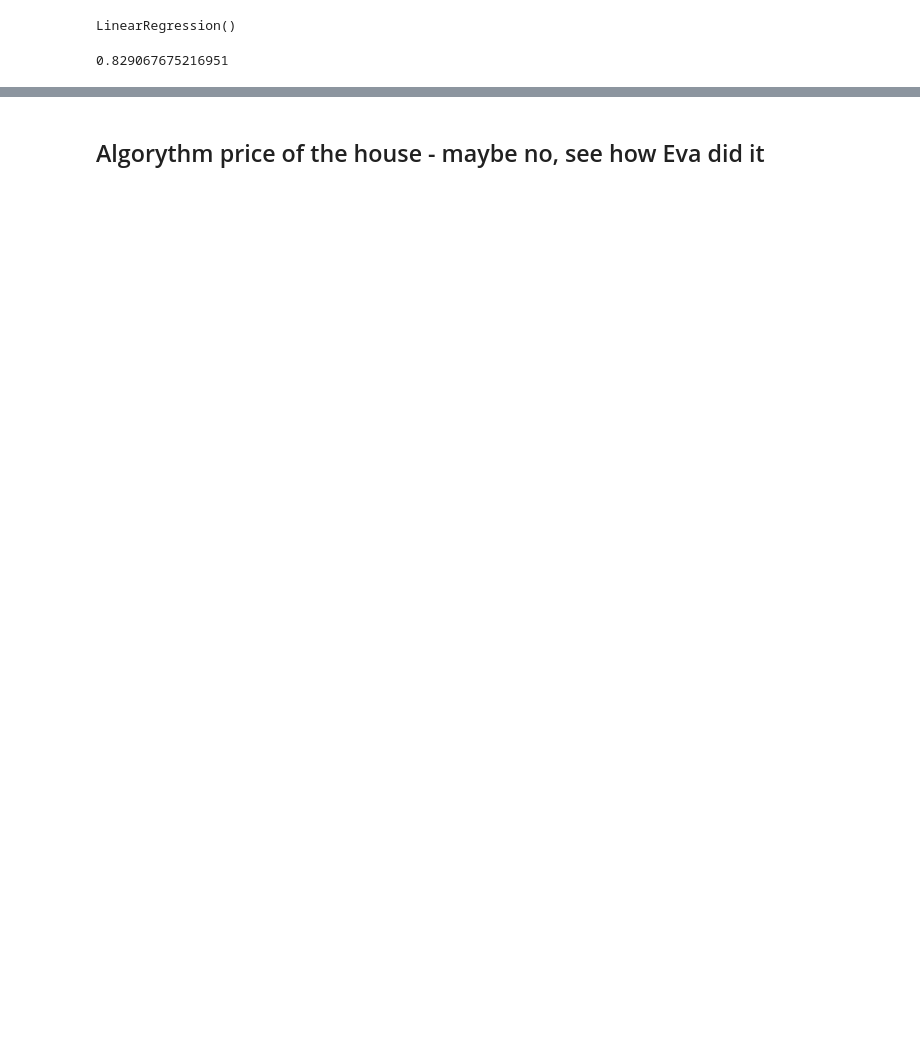
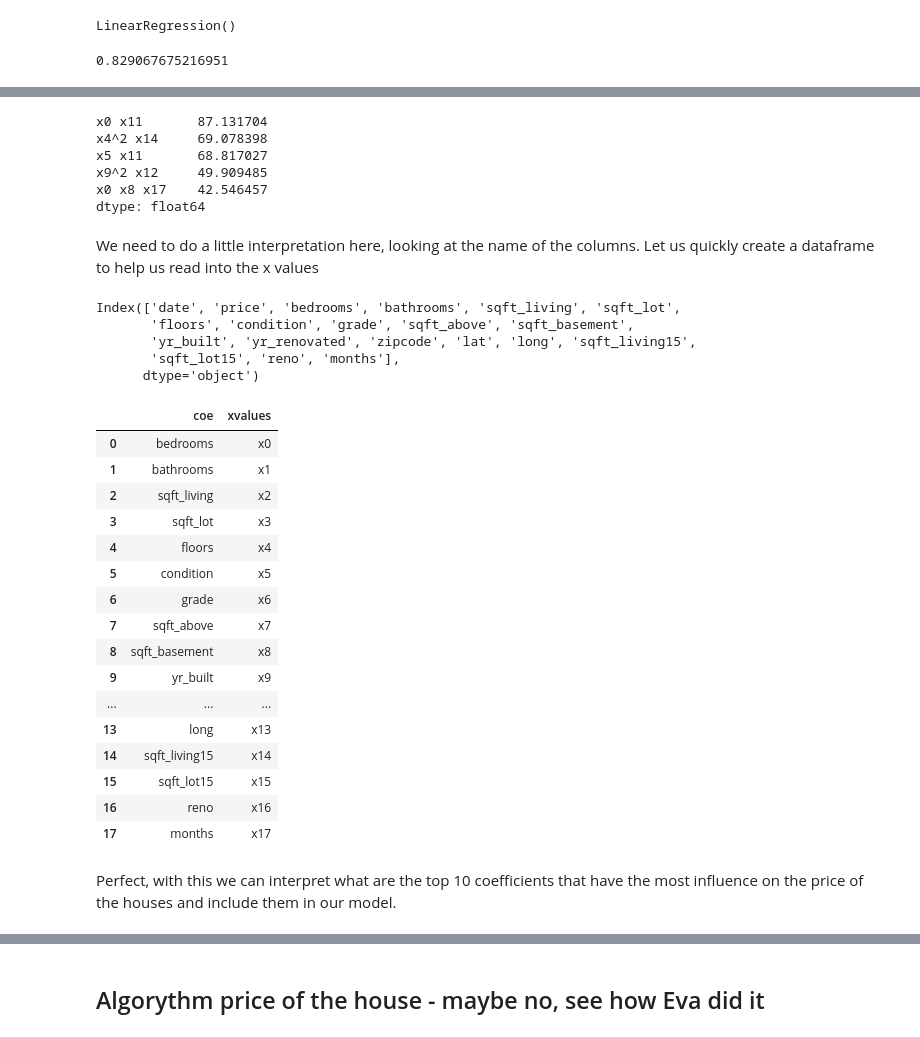
Before and after one commit to MNLKuzmin/dsc-phase-2-project-v2-3, a Jupyter notebook: student.ipynb, the cells around one changed output, grey strips where cells are left out. Saved outputs shown, nothing was run; the diff lists cells and outputs as text; code cells hidden in the pictures; blank space fills up the shorter version.

```diff
--- a/student.ipynb
+++ b/student.ipynb
@@ -1528,0 +1598,47 @@ X_fin = poly.fit_transform(X)
+# %%
+coefficients=model.params
+sort_coef=coefficients.sort_values(ascending=False)
+sort_coef[0:5]
+# %% [output]
+x0 x11       87.131704
+x4^2 x14     69.078398
+x5 x11       68.817027
+x9^2 x12     49.909485
+x0 x8 x17    42.546457
+dtype: float64
+# %% [markdown]
+We need to do a little interpretation here, looking at the name of the columns.
+Let us quickly create a dataframe to help us read into the x values
+# %%
+df.columns
+# %% [output]
+Index(['date', 'price', 'bedrooms', 'bathrooms', 'sqft_living', 'sqft_lot',
+       'floors', 'condition', 'grade', 'sqft_above', 'sqft_basement',
+       'yr_built', 'yr_renovated', 'zipcode', 'lat', 'long', 'sqft_living15',
+       'sqft_lot15', 'reno', 'months'],
+      dtype='object')
+# %%
+cols=df.drop(['price', 'date', ], axis=1).columns
+xlist=['x%d' % i for i in range(0, 18, 1)]
+interp=pd.DataFrame(data=zip(cols,xlist),columns=['coe','xvalues'])
+interp
+# %% [output]
+|  | coe | xvalues |
+| 0 | bedrooms | x0 |
+| 1 | bathrooms | x1 |
+| 2 | sqft_living | x2 |
+| 3 | sqft_lot | x3 |
+| 4 | floors | x4 |
+| 5 | condition | x5 |
+| 6 | grade | x6 |
+| 7 | sqft_above | x7 |
+| 8 | sqft_basement | x8 |
+| 9 | yr_built | x9 |
+| ... | ... | ... |
+| 13 | long | x13 |
+| 14 | sqft_living15 | x14 |
+| 15 | sqft_lot15 | x15 |
+| 16 | reno | x16 |
+| 17 | months | x17 |
+# %% [markdown]
+Perfect, with this we can interpret what are the top 10 coefficients that have the most influence on the price of the houses and include them in our model.
```
Also changed, not shown: parts of 48 cells of this notebook.
